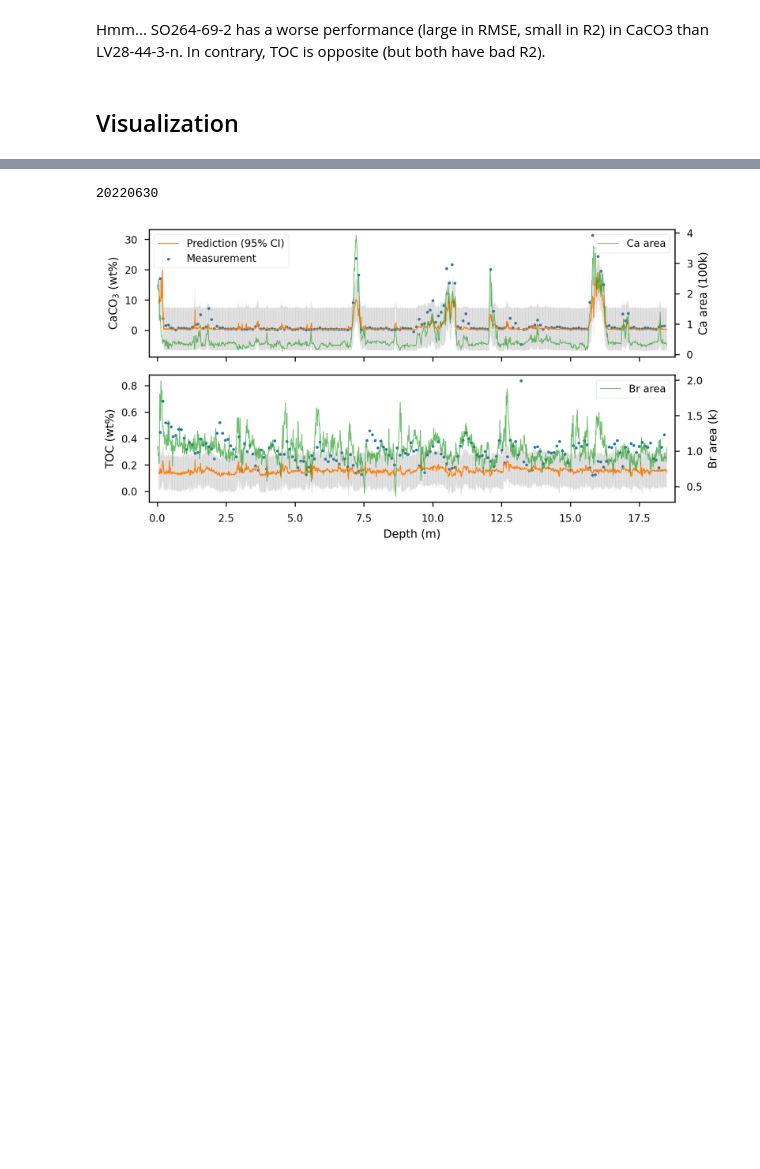
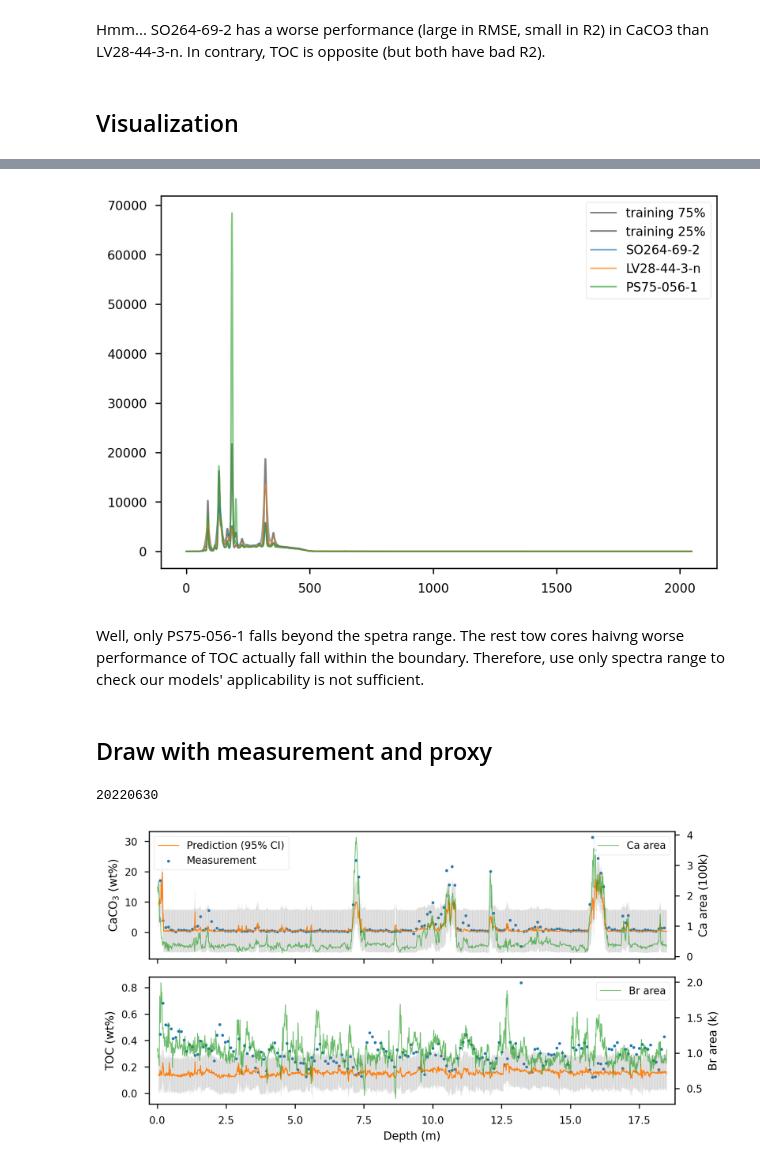
Before and after one commit to dispink/CaCO3_NWP, a Jupyter notebook: build_models_11.ipynb, the cells around one changed output, grey strips where cells are left out. Saved outputs shown, nothing was run; the diff lists cells and outputs as text; code cells hidden in the pictures; blank space fills up the shorter version.

Commit message:
Check spectra of the case study
Output: spetra_range_case_20220704.png
	modified:   build_models_11.ipynb

```diff
--- a/build_models_11.ipynb
+++ b/build_models_11.ipynb
@@ -186,0 +206,3 @@ area_df = pd.read_csv('data/CaBr_20220629.csv', index_col=0)
+# %%
+range_df = pd.read_csv('results/spectral_range_20220104.csv', index_col=0)
+range_df
@@ -187,3 +235,23 @@ area_df = pd.read_csv('data/CaBr_20220629.csv', index_col=0)
+# %%
+plt.plot(range(2048), range_df.loc['75%', :].values, label='training 75%', c='gray', lw=1)
+plt.plot(range(2048), range_df.loc['25%', :].values, label='training 25%', c='gray', lw=1)
+
+for core in ['SO264-69-2', 'LV28-44-3-n', 'PS75-056-1']:
+    plt.plot(
+        range(2048),
+        merge_df.loc[merge_df.core == core, merge_df.columns[:2048]].mean().values,
+        label=core,
+        alpha=.6, lw=1
+        )
+
+plt.legend()
+plt.savefig('results/spetra_range_case_{}.png'.format(date))
+# %% [output]
+[figure, added]
+# %% [markdown]
+Well, only PS75-056-1 falls beyond the spetra range. The rest tow cores haivng worse performance of TOC actually fall within the boundary. Therefore, use only spectra range to check our models' applicability is not sufficient.
+# %% [markdown]
+## Draw with measurement and proxy
 # %%
 core = 'SO264-69-2'
 fig, axes = plt.subplots(2, 1, figsize=(7, 3.7), sharex='col')
```
Also changed, not shown: parts of 4 cells of this notebook.
